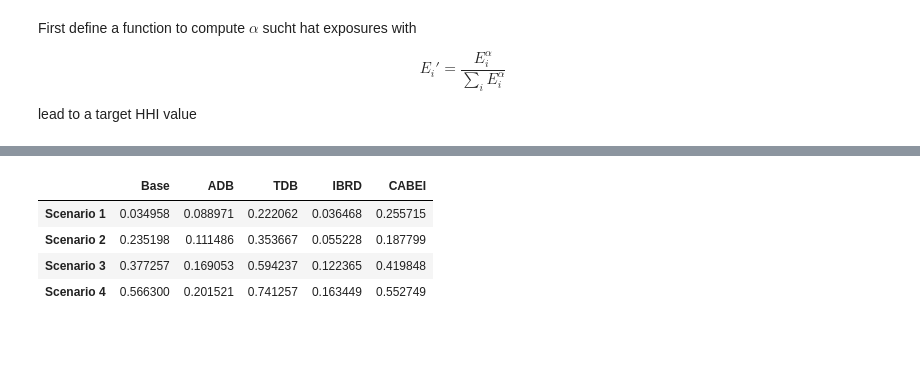
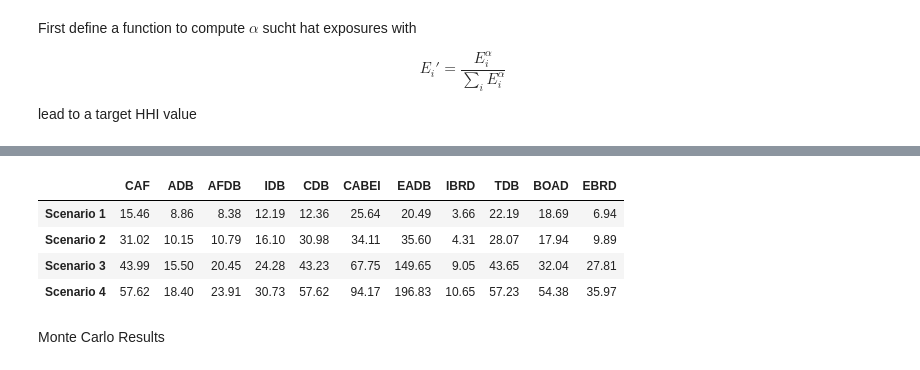
Before and after one commit to juliansester/DL_Concentration_Risk, a Jupyter notebook: Stress_Testing_MtM.ipynb, the cells around one changed output, grey strips where cells are left out. Cells and saved outputs as stored; diff of their text form; code cells hidden in the pictures; blank space fills up the shorter version.

```diff
--- a/Stress_Testing_MtM.ipynb
+++ b/Stress_Testing_MtM.ipynb
@@ -142,6 +142,18 @@ plt.show()
 # %% [markdown]
 Set up the MDB portfolios
 # %%
+transition_matrix = pd.read_csv("transition_matrix_SP.csv",delimiter = ",")
+PDs = np.maximum(np.array(transition_matrix["D"])/100,1e-8)
+SP_dict = trans_matrix_to_dict(transition_matrix)
+with open("probs.txt") as tweetfile:
+    probs = json.load(tweetfile)
+probs = {float(k):float(v) for k,v in probs.items()}
+PDs =  np.maximum(np.array([float(k) for k,v in probs.items()])/100,1e-10)
+PD_distribution = np.array([float(v) for k,v in probs.items()])
+S = 17
+
+
+
 by_country = pd.read_excel("MDB portfolios.xlsx", sheet_name='by country')
 maturity = pd.read_excel("MDB portfolios.xlsx", sheet_name='maturity')
 summary = pd.read_excel("MDB portfolios.xlsx", sheet_name='summary of current info')
@@ -266,5 +278,5 @@ portfolios_0999_all = create_portfolio(q = 0.999,transition_matrix = transition_
 scaler_actuarial = joblib.load('scaler_actuarial.gz')
 
 portfolios_0999 = {}
-for b in ['ADB','TDB','IBRD','CABEI']:
+for b in  ['AFDB', 'CAF','EBRD']:
     portfolios_0999[b] = portfolios_0999_all[b]
@@ -671,0 +285,2 @@ plt.show()
+# %%
+n_mc = 1000000
@@ -680,9 +867,9 @@ $$
 
 lead to a target HHI value
 # %%
-def determine_alpha(exposures,target_HHI):
+def determine_alpha(exposures,target_HHI,init_val = 1.25):
     def target(alpha):
         exposures_new = exposures**alpha/(np.sum(exposures**alpha))
         return np.abs(np.sum((exposures_new/np.sum(exposures_new))**2)-target_HHI)
-    alpha_opt = minimize(target,2).x
+    alpha_opt = minimize(target,init_val).x
     return alpha_opt
@@ -1007 +1119,11 @@ GA_scenario_4["Base"] = model_999.predict(scaler_mtm.transform(Input_04), verbos
+# %%
+GA_scenario_1= {}
+GA_scenario_2= {}
+GA_scenario_3= {}
+GA_scenario_4= {}
+
+GA_scenario_1_MC = {}
+GA_scenario_2_MC = {}
+GA_scenario_3_MC = {}
+GA_scenario_4_MC = {}
 # %%
@@ -1154,11 +1297,13 @@ for portfolio in portfolios_0999:
 # %%
-df = pd.DataFrame([GA_scenario_1,GA_scenario_2,GA_scenario_3,GA_scenario_4])
-df.index = ["Scenario 1", "Scenario 2","Scenario 3", "Scenario 4"]
-
-df
+df1 = pd.DataFrame([GA_scenario_1,GA_scenario_2,GA_scenario_3,GA_scenario_4])
+df1.index = ["Scenario 1", "Scenario 2","Scenario 3", "Scenario 4"]
+df_percentage1 = df1.applymap(lambda x: f"{x * 100:.2f}")
+df_percentage1
 # %% [output]
-|  | Base | ADB | TDB | IBRD | CABEI |
-| Scenario 1 | 0.034958 | 0.088971 | 0.222062 | 0.036468 | 0.255715 |
-| Scenario 2 | 0.235198 | 0.111486 | 0.353667 | 0.055228 | 0.187799 |
-| Scenario 3 | 0.377257 | 0.169053 | 0.594237 | 0.122365 | 0.419848 |
-| Scenario 4 | 0.566300 | 0.201521 | 0.741257 | 0.163449 | 0.552749 |
+|  | CAF | ADB | AFDB | IDB | CDB | CABEI | EADB | IBRD | TDB | BOAD | EBRD |
+| Scenario 1 | 15.46 | 8.86 | 8.38 | 12.19 | 12.36 | 25.64 | 20.49 | 3.66 | 22.19 | 18.69 | 6.94 |
+| Scenario 2 | 31.02 | 10.15 | 10.79 | 16.10 | 30.98 | 34.11 | 35.60 | 4.31 | 28.07 | 17.94 | 9.89 |
+| Scenario 3 | 43.99 | 15.50 | 20.45 | 24.28 | 43.23 | 67.75 | 149.65 | 9.05 | 43.65 | 32.04 | 27.81 |
+| Scenario 4 | 57.62 | 18.40 | 23.91 | 30.73 | 57.62 | 94.17 | 196.83 | 10.65 | 57.23 | 54.38 | 35.97 |
+# %% [markdown]
+Monte Carlo Results
```
Also changed, not shown: parts of 33 cells of this notebook, 4 other files.
